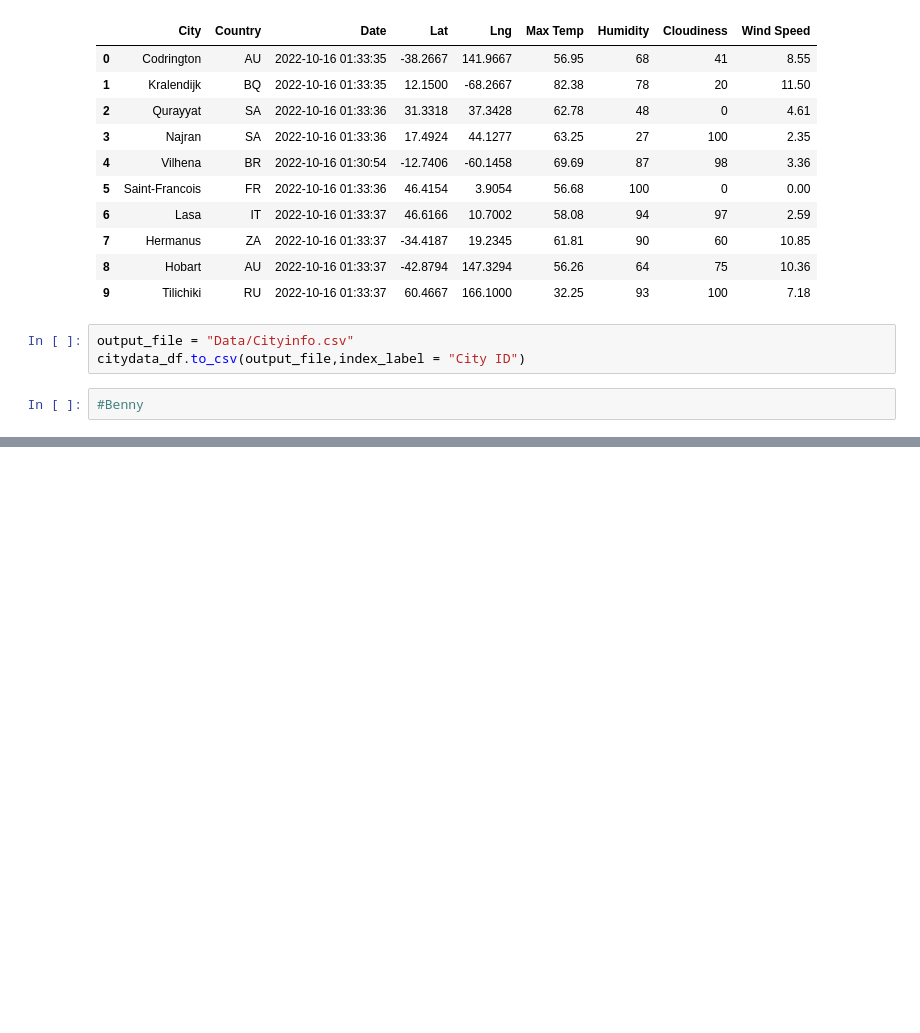
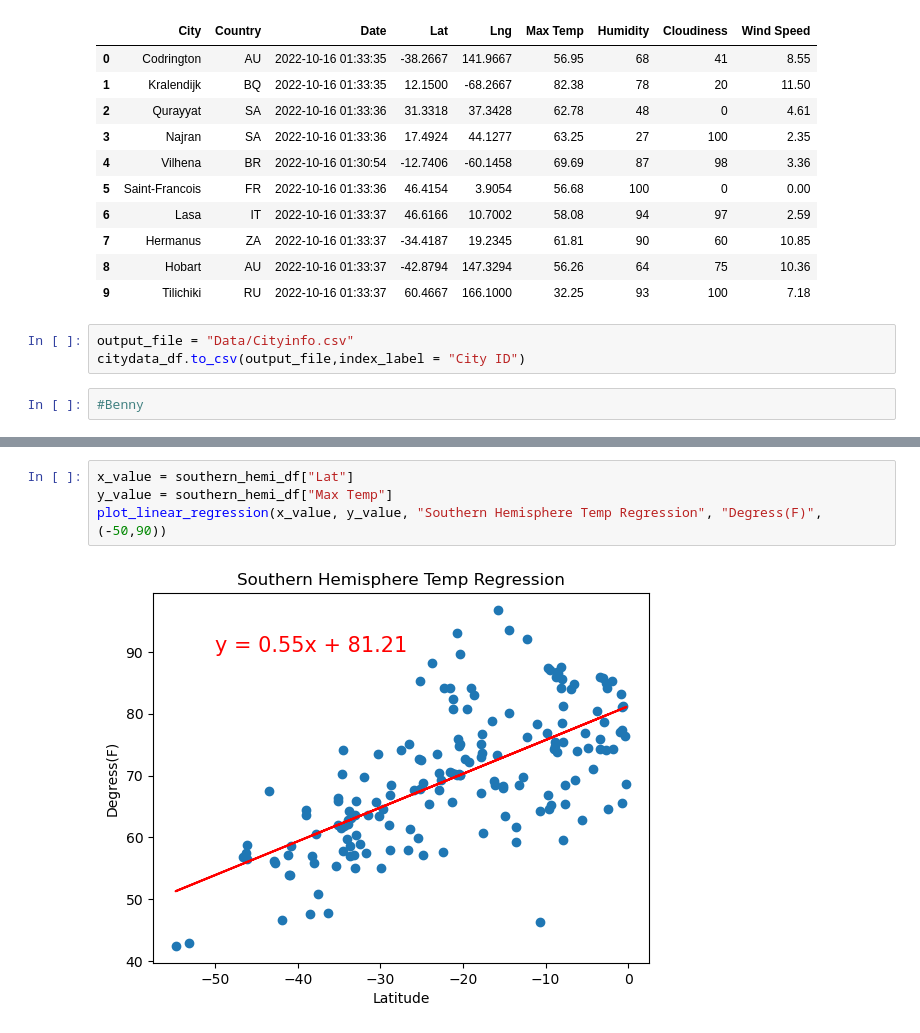
Before and after one commit to BennyPang96/Google_Project, a Jupyter notebook: WeatherPython.ipynb, the cells around one changed output, grey strips where cells are left out. Cells and saved outputs as stored; diff of their text form; blank space fills up the shorter version.

```diff
--- a/WeatherPython.ipynb
+++ b/WeatherPython.ipynb
@@ -273,0 +376,6 @@ plt.show()
+# %%
+x_value = southern_hemi_df["Lat"]
+y_value = southern_hemi_df["Max Temp"]
+plot_linear_regression(x_value, y_value, "Southern Hemisphere Temp Regression", "Degress(F)", (-50,90))
+# %% [output]
+[figure, added]
```
Also changed, not shown: parts of 33 cells of this notebook, 1 other file.
